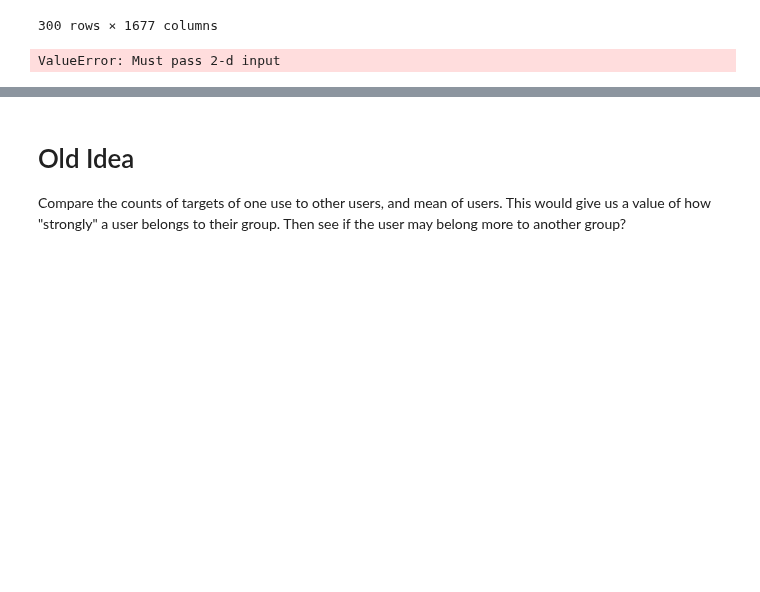
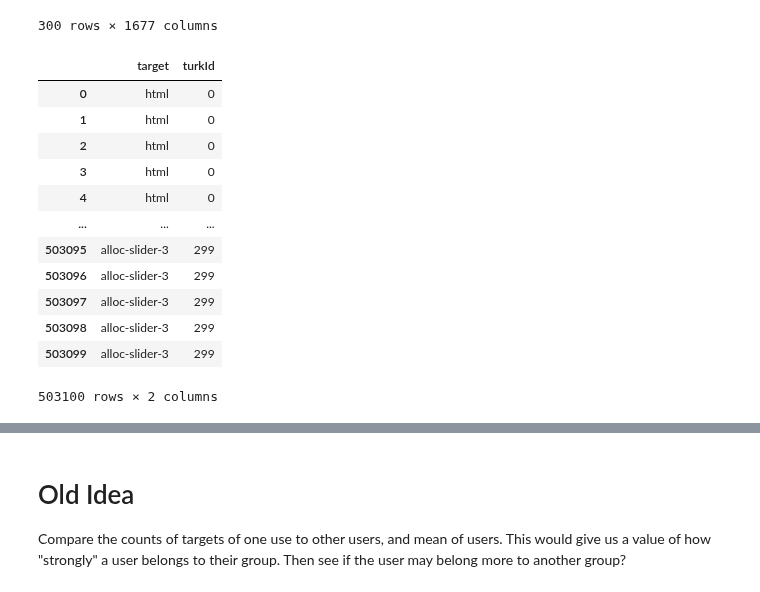
Before and after one commit to DJSaunders1997/Masters-Project, a Jupyter notebook: NLP-Notebook.ipynb, the cells around one changed output, grey strips where cells are left out. Cells and saved outputs as stored; diff of their text form; code cells hidden in the pictures; blank space fills up the shorter version.

Commit message:
Synthetic lab data initial

```diff
--- a/NLP-Notebook.ipynb
+++ b/NLP-Notebook.ipynb
@@ -1071,9 +1071,3 @@ df_turk_created
 | 298 | alloc-slider-4 | alloc-slider-4 | alloc-slider-4 | alloc-slider-4 | alloc-slider-4 | alloc-slider-4 | alloc-slider-4 | alloc-slider-4 | alloc-slider-4 | alloc-slider-4 | ... | ... |
 | 299 | alloc-slider-1 | alloc-slider-1 | alloc-slider-1 | alloc-slider-1 | alloc-slider-1 | alloc-slider-1 | alloc-slider-1 | alloc-slider-1 | alloc-slider-1 | alloc-slider-1 | ... | ... |
 300 rows × 1677 columns
-# %%
-test_array = np.array(turk_created_data)
-test_array.shape
-pd.DataFrame(test_array)
-# %% [output]
-ValueError: Must pass 2-d input
@@ -1081,0 +1074,35 @@ test = df_turk_created.unstack()
+# %%
+created_turk_array = np.array(turk_created_data)
+df_turk_created = pd.DataFrame(created_turk_array.flatten())
+
+# Need to create a list of ID's that our generated samples can use.
+gen_ids = []
+for i in range(300): # 300 new samples created
+    gen_ids.append([i]*ave_turk_length)
+gen_ids = np.array(gen_ids).flatten()
+
+df_turk_created['turkId'] = gen_ids
+df_turk_created.columns = ['target', 'turkId']
+
+
+df_turk_created['target'] = df_turk_created['target'].replace(0,'html')
+df_turk_created['target'] = df_turk_created['target'].replace(1,'alloc-slider-1')
+df_turk_created['target'] = df_turk_created['target'].replace(2,'alloc-slider-2')
+df_turk_created['target'] = df_turk_created['target'].replace(3,'alloc-slider-3')
+df_turk_created['target'] = df_turk_created['target'].replace(4,'alloc-slider-4')
+df_turk_created['target'] = df_turk_created['target'].replace(5,'alloc-slider-5')
+df_turk_created
+# %% [output]
+|  | target | turkId |
+| 0 | html | 0 |
+| 1 | html | 0 |
+| 2 | html | 0 |
+| 3 | html | 0 |
+| 4 | html | 0 |
+| ... | ... | ... |
+| 503095 | alloc-slider-3 | 299 |
+| 503096 | alloc-slider-3 | 299 |
+| 503097 | alloc-slider-3 | 299 |
+| 503098 | alloc-slider-3 | 299 |
+| 503099 | alloc-slider-3 | 299 |
+503100 rows × 2 columns
```
Also changed, not shown: parts of 4 cells of this notebook, 2 other files.
